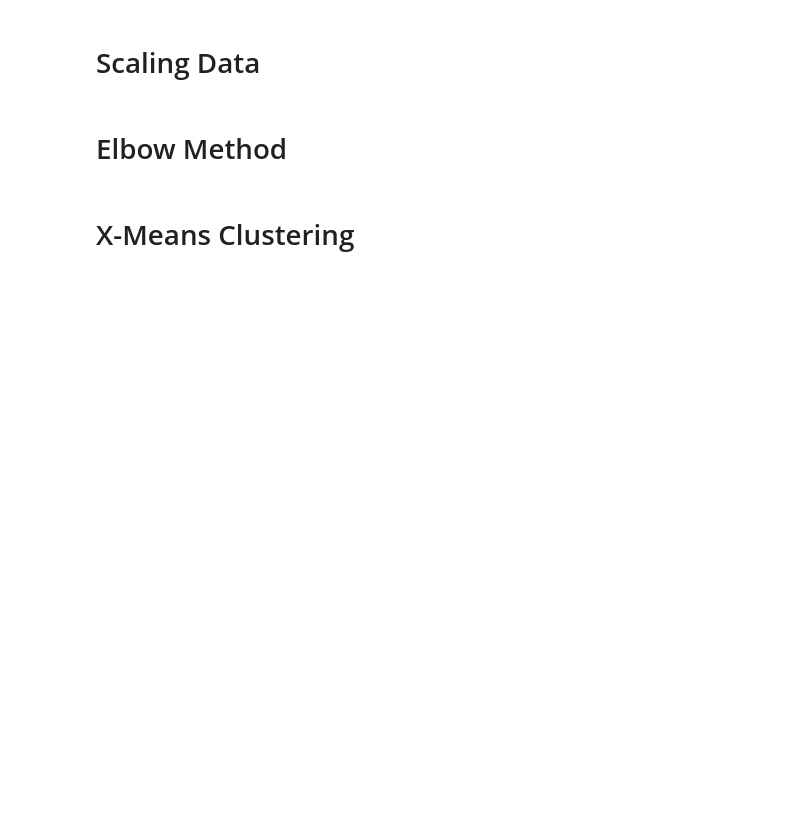
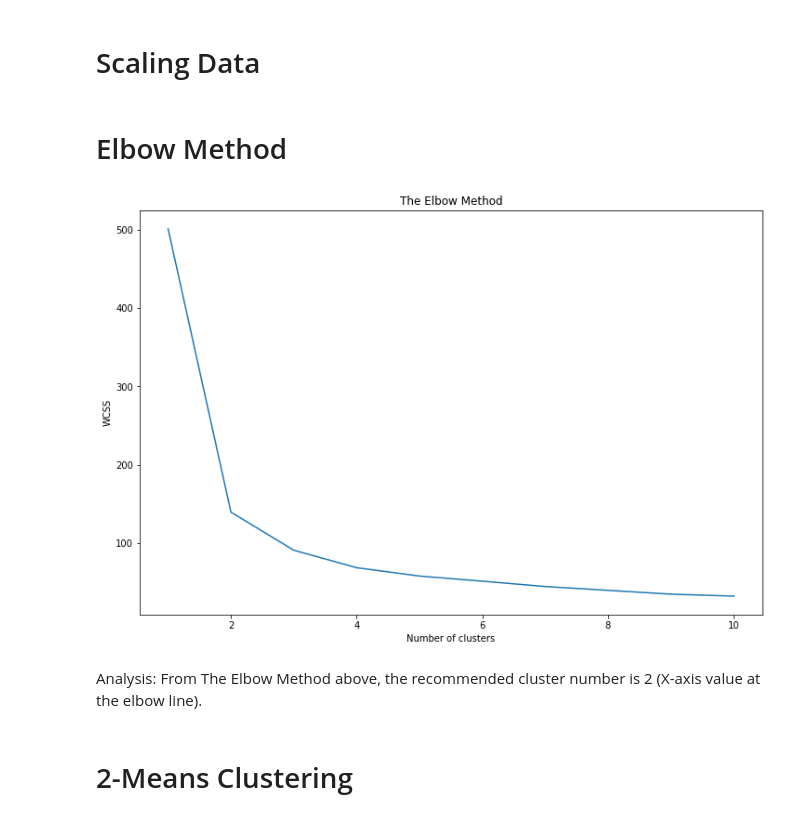
Before and after one commit to benidictusgalihmp/DS-SanberCode, a Jupyter notebook: Final Project/src/W04_F01.ipynb, the cells around one changed output. Saved outputs shown, nothing was run; the diff lists cells and outputs as text; code cells hidden in the pictures; blank space fills up the shorter version.

```diff
--- a/Final Project/src/W04_F01.ipynb
+++ b/Final Project/src/W04_F01.ipynb
@@ -306,4 +384,33 @@ Retrieved data for deep analysis:
 # %% [markdown]
 <h1>Elbow Method</h1>
+# %%
+# Create array for WCSS value
+wcss = []
+
+# Create i KMeans from scaled dataframe
+for i in range(1, 11):
+    kmeans = KMeans(n_clusters=i, init='k-means++', random_state=42)
+    kmeans.fit(dfselect_1)
+
+    # kmeans.inertia sum of squared distances to the closest 'centroid'
+    # for all 'observation data' in the training set
+    wcss.append(kmeans.inertia_)
+
+# Create canvas
+plt.figure(figsize=(12, 8))
+
+# Plotting the array of wcss
+plt.plot(range(1, 11), wcss)
+
+# Give the title, x label, and y label in the canvas
+plt.title('The Elbow Method')
+plt.xlabel('Number of clusters')
+plt.ylabel('WCSS')
+
+plt.show()
+# %% [output]
+[figure, added]
+# %% [markdown]
+Analysis: From The Elbow Method above, the recommended cluster number is 2 (X-axis value at the elbow line).
 # %% [markdown]
-<h1>X-Means Clustering</h1>
+<h1>2-Means Clustering</h1>
```
Also changed, not shown: parts of 14 cells of this notebook.
